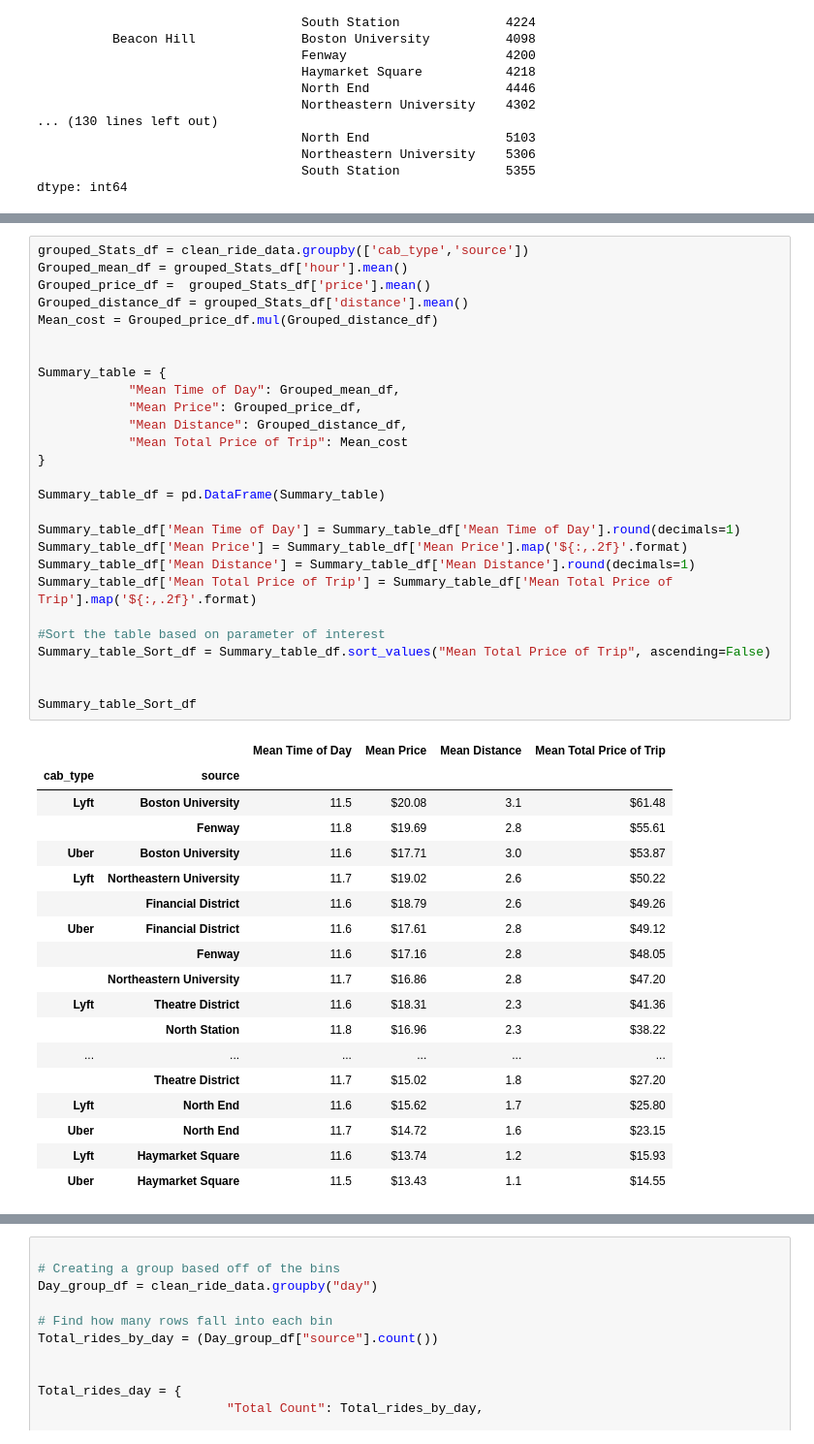
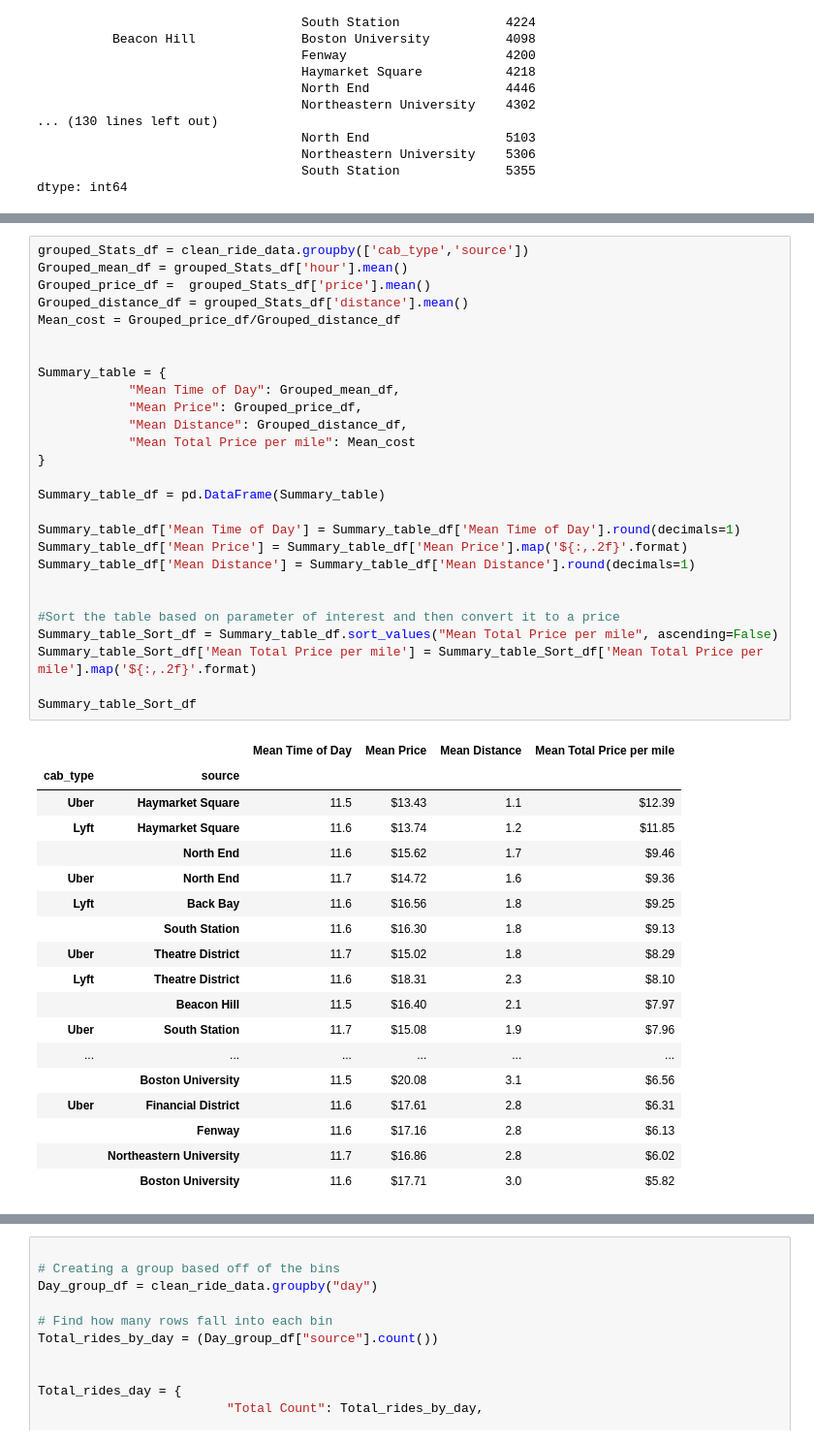
Before and after one commit to jillpeloquin13/UberProject, a Jupyter notebook: uber_data.ipynb, the cells around one changed output, grey strips where cells are left out. Shown: that part at 97% size. Saved outputs shown, nothing was run; the diff lists cells and outputs as text.

```diff
--- a/uber_data.ipynb
+++ b/uber_data.ipynb
@@ -143,49 +155,49 @@ Summary_table_df
 # %%
 grouped_Stats_df = clean_ride_data.groupby(['cab_type','source'])
 Grouped_mean_df = grouped_Stats_df['hour'].mean()
 Grouped_price_df =  grouped_Stats_df['price'].mean()
 Grouped_distance_df = grouped_Stats_df['distance'].mean()
-Mean_cost = Grouped_price_df.mul(Grouped_distance_df)
+Mean_cost = Grouped_price_df/Grouped_distance_df
 
 
 Summary_table = {
             "Mean Time of Day": Grouped_mean_df,
             "Mean Price": Grouped_price_df,
             "Mean Distance": Grouped_distance_df,
-            "Mean Total Price of Trip": Mean_cost
+            "Mean Total Price per mile": Mean_cost
 }
 
 Summary_table_df = pd.DataFrame(Summary_table)
 
 Summary_table_df['Mean Time of Day'] = Summary_table_df['Mean Time of Day'].round(decimals=1)
 Summary_table_df['Mean Price'] = Summary_table_df['Mean Price'].map('${:,.2f}'.format)
 Summary_table_df['Mean Distance'] = Summary_table_df['Mean Distance'].round(decimals=1)
-Summary_table_df['Mean Total Price of Trip'] = Summary_table_df['Mean Total Price of Trip'].map('${:,.2f}'.format)
-
-#Sort the table based on parameter of interest
-Summary_table_Sort_df = Summary_table_df.sort_values("Mean Total Price of Trip", ascending=False)
 
 
+#Sort the table based on parameter of interest and then convert it to a price
+Summary_table_Sort_df = Summary_table_df.sort_values("Mean Total Price per mile", ascending=False)
+Summary_table_Sort_df['Mean Total Price per mile'] = Summary_table_Sort_df['Mean Total Price per mile'].map('${:,.2f}'.format)
+
 Summary_table_Sort_df
 # %% [output]
-|  |  | Mean Time of Day | Mean Price | Mean Distance | Mean Total Price of Trip |
+|  |  | Mean Time of Day | Mean Price | Mean Distance | Mean Total Price per mile |
 | cab_type | source |  |  |  |  |
-| Lyft | Boston University | 11.5 | $20.08 | 3.1 | $61.48 |
-|  | Fenway | 11.8 | $19.69 | 2.8 | $55.61 |
-| Uber | Boston University | 11.6 | $17.71 | 3.0 | $53.87 |
-| Lyft | Northeastern University | 11.7 | $19.02 | 2.6 | $50.22 |
-|  | Financial District | 11.6 | $18.79 | 2.6 | $49.26 |
-| Uber | Financial District | 11.6 | $17.61 | 2.8 | $49.12 |
-|  | Fenway | 11.6 | $17.16 | 2.8 | $48.05 |
-|  | Northeastern University | 11.7 | $16.86 | 2.8 | $47.20 |
-| Lyft | Theatre District | 11.6 | $18.31 | 2.3 | $41.36 |
-|  | North Station | 11.8 | $16.96 | 2.3 | $38.22 |
+| Uber | Haymarket Square | 11.5 | $13.43 | 1.1 | $12.39 |
+| Lyft | Haymarket Square | 11.6 | $13.74 | 1.2 | $11.85 |
+|  | North End | 11.6 | $15.62 | 1.7 | $9.46 |
+| Uber | North End | 11.7 | $14.72 | 1.6 | $9.36 |
+| Lyft | Back Bay | 11.6 | $16.56 | 1.8 | $9.25 |
+|  | South Station | 11.6 | $16.30 | 1.8 | $9.13 |
+| Uber | Theatre District | 11.7 | $15.02 | 1.8 | $8.29 |
+| Lyft | Theatre District | 11.6 | $18.31 | 2.3 | $8.10 |
+|  | Beacon Hill | 11.5 | $16.40 | 2.1 | $7.97 |
+| Uber | South Station | 11.7 | $15.08 | 1.9 | $7.96 |
 | ... | ... | ... | ... | ... | ... |
-|  | Theatre District | 11.7 | $15.02 | 1.8 | $27.20 |
-| Lyft | North End | 11.6 | $15.62 | 1.7 | $25.80 |
-| Uber | North End | 11.7 | $14.72 | 1.6 | $23.15 |
-| Lyft | Haymarket Square | 11.6 | $13.74 | 1.2 | $15.93 |
-| Uber | Haymarket Square | 11.5 | $13.43 | 1.1 | $14.55 |
+|  | Boston University | 11.5 | $20.08 | 3.1 | $6.56 |
+| Uber | Financial District | 11.6 | $17.61 | 2.8 | $6.31 |
+|  | Fenway | 11.6 | $17.16 | 2.8 | $6.13 |
+|  | Northeastern University | 11.7 | $16.86 | 2.8 | $6.02 |
+|  | Boston University | 11.6 | $17.71 | 3.0 | $5.82 |
 # %%
 # Deep dive on time of day versus count using binning
 # Set Bins
```
Also changed, not shown: parts of 21 cells of this notebook.
